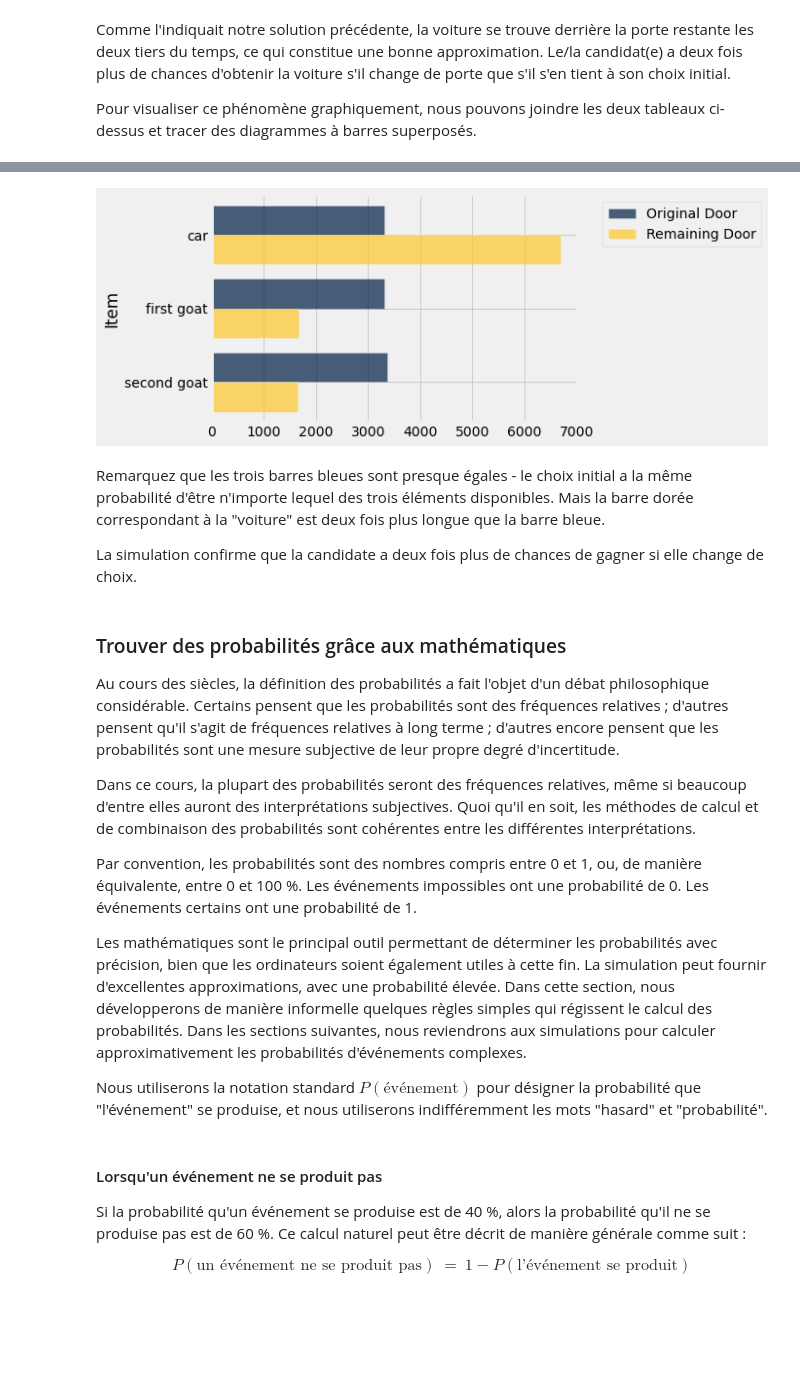
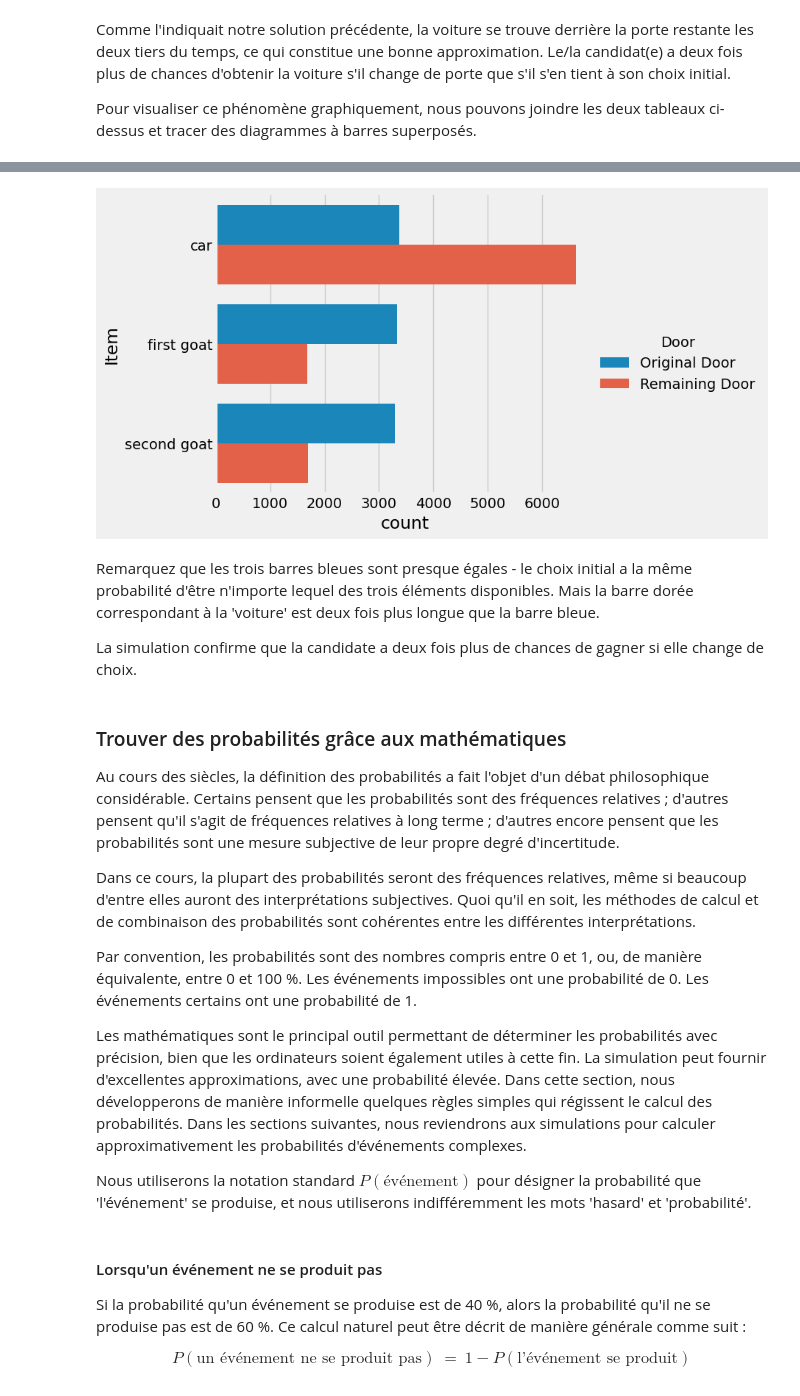
Before and after one commit to Thomas-Schatz/L1_Descartes_sciences_des_donnees, a Jupyter notebook: notes_de_cours/Séance2_CM.ipynb, the cells around one changed output, grey strips where cells are left out. Cells and saved outputs as stored; diff of their text form; code cells hidden in the pictures; blank space fills up the shorter version.

```diff
--- a/notes_de_cours/Séance2_CM.ipynb
+++ b/notes_de_cours/Séance2_CM.ipynb
@@ -953,6 +1001,6 @@ original_choice
 # %% [markdown]
 Une fois que Monty a éliminé une chèvre, combien de fois la voiture se trouve-t-elle derrière la porte restante ?
 # %%
-remaining_door = games.group('Remaining')
+remaining_door = games.groupby('Remaining').agg(count=('Remaining', 'count')).reset_index()
 remaining_door
 # %% [output]
@@ -965,7 +1013,6 @@ Comme l'indiquait notre solution précédente, la voiture se trouve derrière la
 
 Pour visualiser ce phénomène graphiquement, nous pouvons joindre les deux tableaux ci-dessus et tracer des diagrammes à barres superposés.
 # %%
-joined = original_choice.join('Guess', remaining_door, 'Remaining')
-combined = joined.relabeled(0, 'Item').relabeled(1, 'Original Door').relabeled(2, 'Remaining Door')
-combined
+joined = original_choice.merge(remaining_door, left_on='Guess', right_on='Remaining')
+joined
 # %% [output]
@@ -975,0 +1025,4 @@ combined
+# %%
+combined = joined.drop(columns='Remaining').rename(
+    columns={'Guess': 'Item', 'count_x': 'Original Door', 'count_y': 'Remaining Door'})
+combined
@@ -975,0 +1036,3 @@ combined
+# %%
+combined_melted = pandas.melt(combined, id_vars='Item', var_name='Door', value_name='count')
+combined_melted
@@ -976,9 +1047,9 @@ combined
 # %%
-combined.barh(0)
+fig = seaborn.catplot(data=combined_melted, y='Item', x='count', hue='Door', kind='bar', aspect=1.5)
 # %% [output]
-[figure, old version]
+[figure, new version]
 # %% [markdown]
-Remarquez que les trois barres bleues sont presque égales - le choix initial a la même probabilité d'être n'importe lequel des trois éléments disponibles. Mais la barre dorée correspondant à la "voiture" est deux fois plus longue que la barre bleue.
+Remarquez que les trois barres bleues sont presque égales - le choix initial a la même probabilité d'être n'importe lequel des trois éléments disponibles. Mais la barre dorée correspondant à la 'voiture' est deux fois plus longue que la barre bleue.
 
 La simulation confirme que la candidate a deux fois plus de chances de gagner si elle change de choix.
 # %% [markdown]
@@ -991,7 +1062,7 @@ Par convention, les probabilités sont des nombres compris entre 0 et 1, ou, de
 
 Les mathématiques sont le principal outil permettant de déterminer les probabilités avec précision, bien que les ordinateurs soient également utiles à cette fin. La simulation peut fournir d'excellentes approximations, avec une probabilité élevée. Dans cette section, nous développerons de manière informelle quelques règles simples qui régissent le calcul des probabilités. Dans les sections suivantes, nous reviendrons aux simulations pour calculer approximativement les probabilités d'événements complexes.
 
-Nous utiliserons la notation standard $P(\mbox{événement})$ pour désigner la probabilité que "l'événement" se produise, et nous utiliserons indifféremment les mots "hasard" et "probabilité".
+Nous utiliserons la notation standard $P(\mbox{événement})$ pour désigner la probabilité que 'l'événement' se produise, et nous utiliserons indifféremment les mots 'hasard' et 'probabilité'.
 # %% [markdown]
 #### Lorsqu'un événement ne se produit pas
 Si la probabilité qu'un événement se produise est de 40 %, alors la probabilité qu'il ne se produise pas est de 60 %. Ce calcul naturel peut être décrit de manière générale comme suit :
```
Also changed, not shown: parts of 240 cells of this notebook.
